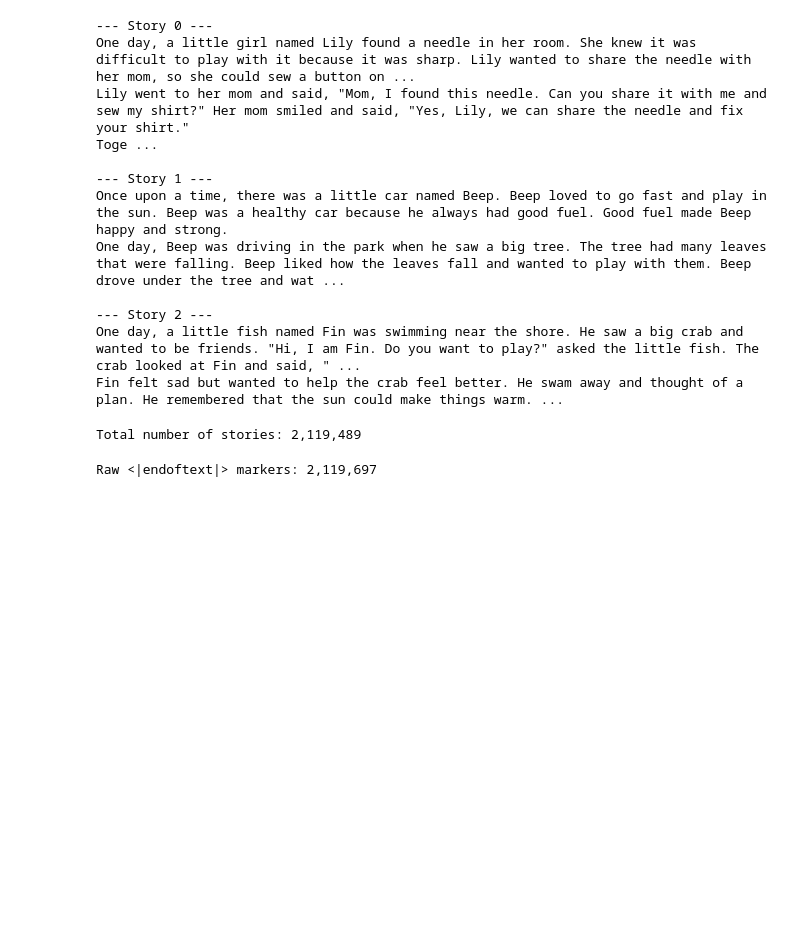
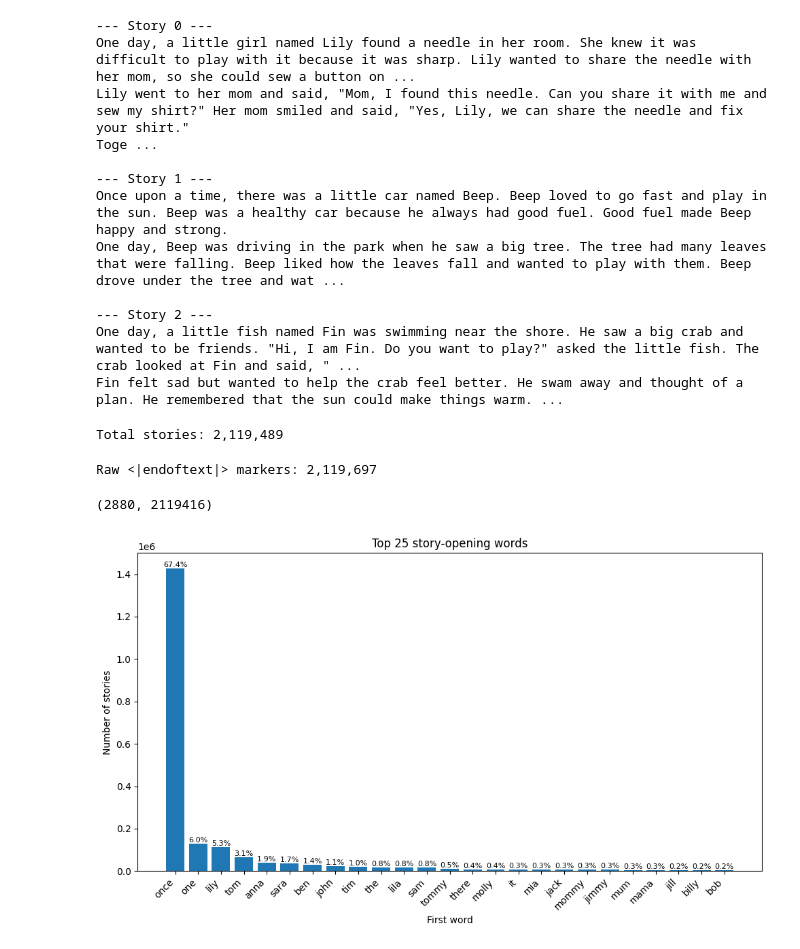
Before and after one commit to bschink/pocket-narrator, a Jupyter notebook: notebooks/data_exploration.ipynb, the cells around one changed output. Drawn from its saved outputs; the diff is of its cells as text; code cells hidden in the pictures; blank space fills up the shorter version.

Commit message:
plotting stats about dataset

```diff
--- a/notebooks/data_exploration.ipynb
+++ b/notebooks/data_exploration.ipynb
@@ -55,13 +58,30 @@ One day, Beep was driving in the park when he saw a big tree. The tree had many
 --- Story 2 ---
 One day, a little fish named Fin was swimming near the shore. He saw a big crab and wanted to be friends. "Hi, I am Fin. Do you want to play?" asked the little fish. The crab looked at Fin and said, " ...
 Fin felt sad but wanted to help the crab feel better. He swam away and thought of a plan. He remembered that the sun could make things warm. ...
-# %%
-count = 0
-for _ in tqdm(stream_stories(DATA_PATH), desc="Counting stories"):
-    count += 1
-print(f"Total number of stories: {count:,}")
-# %% [output]
-Total number of stories: 2,119,489
+# %%
+def count_stories_with_byte_progress(path: Path, chunk_size: int = 1024 * 1024):
+    total_bytes = path.stat().st_size
+    count = 0
+    buf = ""
+    with path.open("r", encoding="utf-8", errors="ignore") as f, \
+         tqdm(total=total_bytes, unit="B", unit_scale=True, desc="Reading file") as pbar:
+        while True:
+            chunk = f.read(chunk_size)
+            if not chunk:
+                break
+            buf += chunk
+            pbar.update(len(chunk))             # <- updates smoothly each chunk
+            parts = DELIM_RE.split(buf)
+            count += sum(1 for s in parts[:-1] if s.strip())
+            buf = parts[-1]
+        if buf.strip():
+            count += 1
+    return count
+
+story_count = count_stories_with_byte_progress(DATA_PATH)
+print(f"Total stories: {story_count:,}")
+# %% [output]
+Total stories: 2,119,489
 # %%
 # Counting <|endoftext|> markers in the file to check for integrity
 
@@ -78,0 +108,43 @@ Raw <|endoftext|> markers: 2,119,697
+# %%
+first_word_counts = Counter()
+for story in tqdm(stream_stories(DATA_PATH), desc="Counting first words"):
+    w = first_word(story)
+    if w:
+        first_word_counts[w] += 1
+
+len(first_word_counts), sum(first_word_counts.values())
+# %% [output]
+(2880, 2119416)
+# %%
+TOP_N = 25  # number of bars to plot in First Word barplot
+top_items = first_word_counts.most_common(TOP_N)
+
+words  = [w for w, c in top_items]
+counts = [c for w, c in top_items]
+
+total_stories = sum(first_word_counts.values())
+percentages = [c / total_stories * 100 for c in counts]
+
+plt.figure(figsize=(10, 6))
+bars = plt.bar(range(len(words)), counts)
+plt.xticks(range(len(words)), words, rotation=45, ha="right")
+plt.title(f"Top {TOP_N} story-opening words")
+plt.xlabel("First word")
+plt.ylabel("Number of stories")
+
+# annotate each bar with its percentage
+for bar, pct in zip(bars, percentages):
+    height = bar.get_height()
+    plt.text(
+        bar.get_x() + bar.get_width() / 2,
+        height,
+        f"{pct:.1f}%",
+        ha="center",
+        va="bottom",
+        fontsize=8
+    )
+
+plt.tight_layout()
+plt.show()
+# %% [output]
+[figure, added]
```
Also changed, not shown: parts of 4 cells of this notebook, 1 other file.
